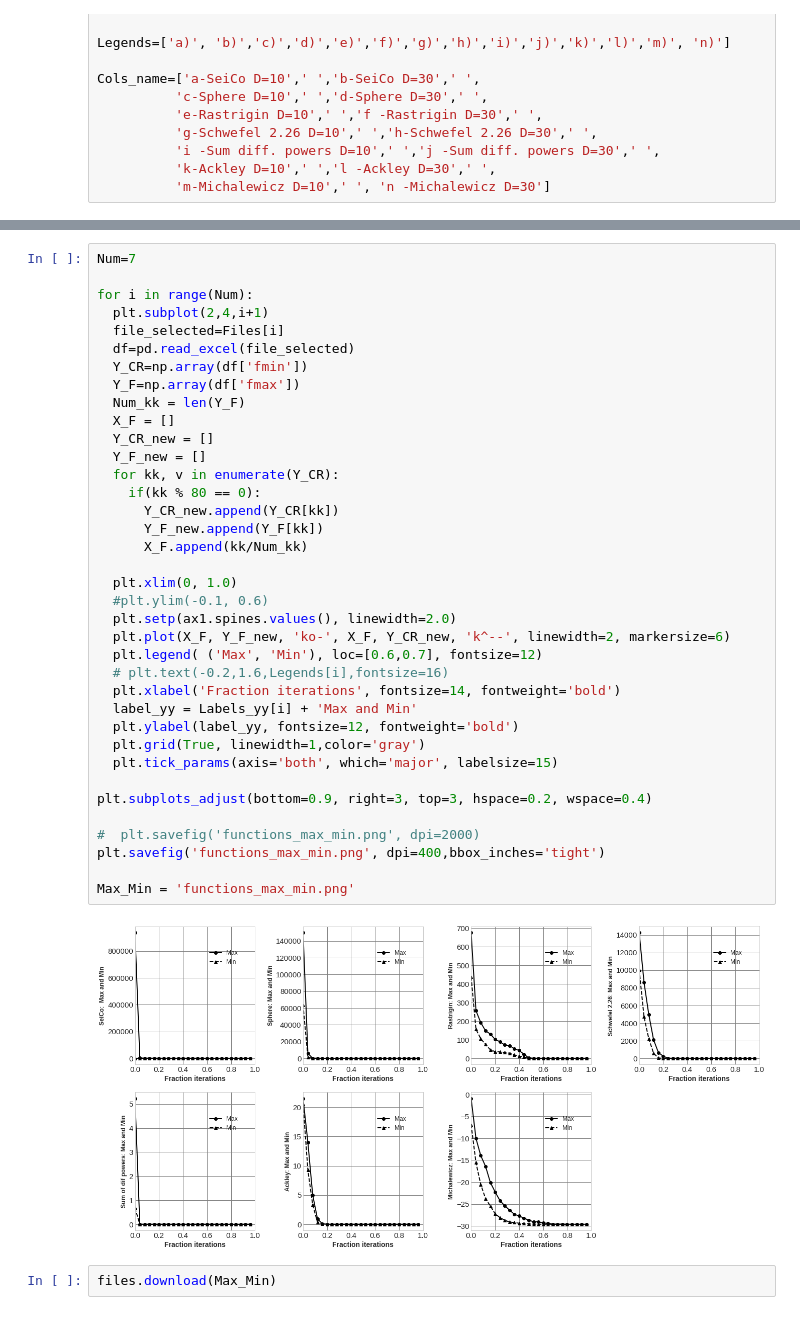
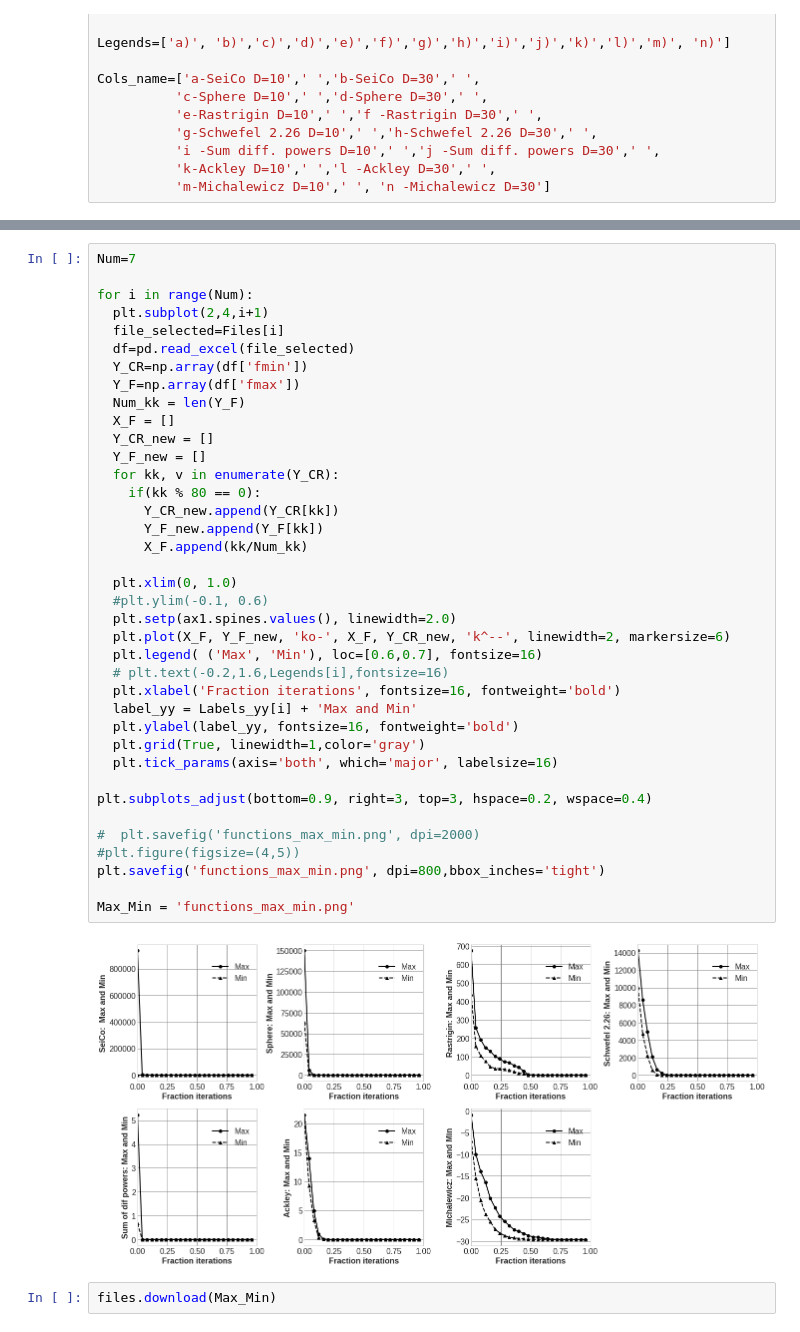
Before and after one commit to ucfilho/Raianars_paper_one_revisited, a Jupyter notebook: Figure_Equation_CR_F/Figure_new_CR_F_adjustment_Pure_Frannk_jun_19_2021.ipynb, the cells around one changed output, grey strips where cells are left out. Drawn from its saved outputs; the diff is of its cells as text.

```diff
--- a/Figure_Equation_CR_F/Figure_new_CR_F_adjustment_Pure_Frannk_jun_19_2021.ipynb
+++ b/Figure_Equation_CR_F/Figure_new_CR_F_adjustment_Pure_Frannk_jun_19_2021.ipynb
@@ -184,39 +184,40 @@ Num=7
 for i in range(Num):
   plt.subplot(2,4,i+1)
   file_selected=Files[i]
   df=pd.read_excel(file_selected)
   Y_CR=np.array(df['fmin'])
   Y_F=np.array(df['fmax'])
   Num_kk = len(Y_F)
   X_F = []
   Y_CR_new = []
   Y_F_new = []
   for kk, v in enumerate(Y_CR):
     if(kk % 80 == 0):
       Y_CR_new.append(Y_CR[kk])
       Y_F_new.append(Y_F[kk])
       X_F.append(kk/Num_kk)
 
   plt.xlim(0, 1.0)
   #plt.ylim(-0.1, 0.6)
   plt.setp(ax1.spines.values(), linewidth=2.0)
   plt.plot(X_F, Y_F_new, 'ko-', X_F, Y_CR_new, 'k^--', linewidth=2, markersize=6)
-  plt.legend( ('Max', 'Min'), loc=[0.6,0.7], fontsize=12)
+  plt.legend( ('Max', 'Min'), loc=[0.6,0.7], fontsize=16)
   # plt.text(-0.2,1.6,Legends[i],fontsize=16)
-  plt.xlabel('Fraction iterations', fontsize=14, fontweight='bold')
+  plt.xlabel('Fraction iterations', fontsize=16, fontweight='bold')
   label_yy = Labels_yy[i] + 'Max and Min'
-  plt.ylabel(label_yy, fontsize=12, fontweight='bold')
+  plt.ylabel(label_yy, fontsize=16, fontweight='bold')
   plt.grid(True, linewidth=1,color='gray')
-  plt.tick_params(axis='both', which='major', labelsize=15)
+  plt.tick_params(axis='both', which='major', labelsize=16)
 
 plt.subplots_adjust(bottom=0.9, right=3, top=3, hspace=0.2, wspace=0.4)
 
 #  plt.savefig('functions_max_min.png', dpi=2000)
-plt.savefig('functions_max_min.png', dpi=400,bbox_inches='tight')
+#plt.figure(figsize=(4,5))
+plt.savefig('functions_max_min.png', dpi=800,bbox_inches='tight')
 
 Max_Min = 'functions_max_min.png'
 # %% [output]
-[figure, old version]
+[figure, new version]
 # %%
 files.download(Max_Min)
 # %% [output]
```
Also changed, not shown: parts of 2 cells of this notebook.
